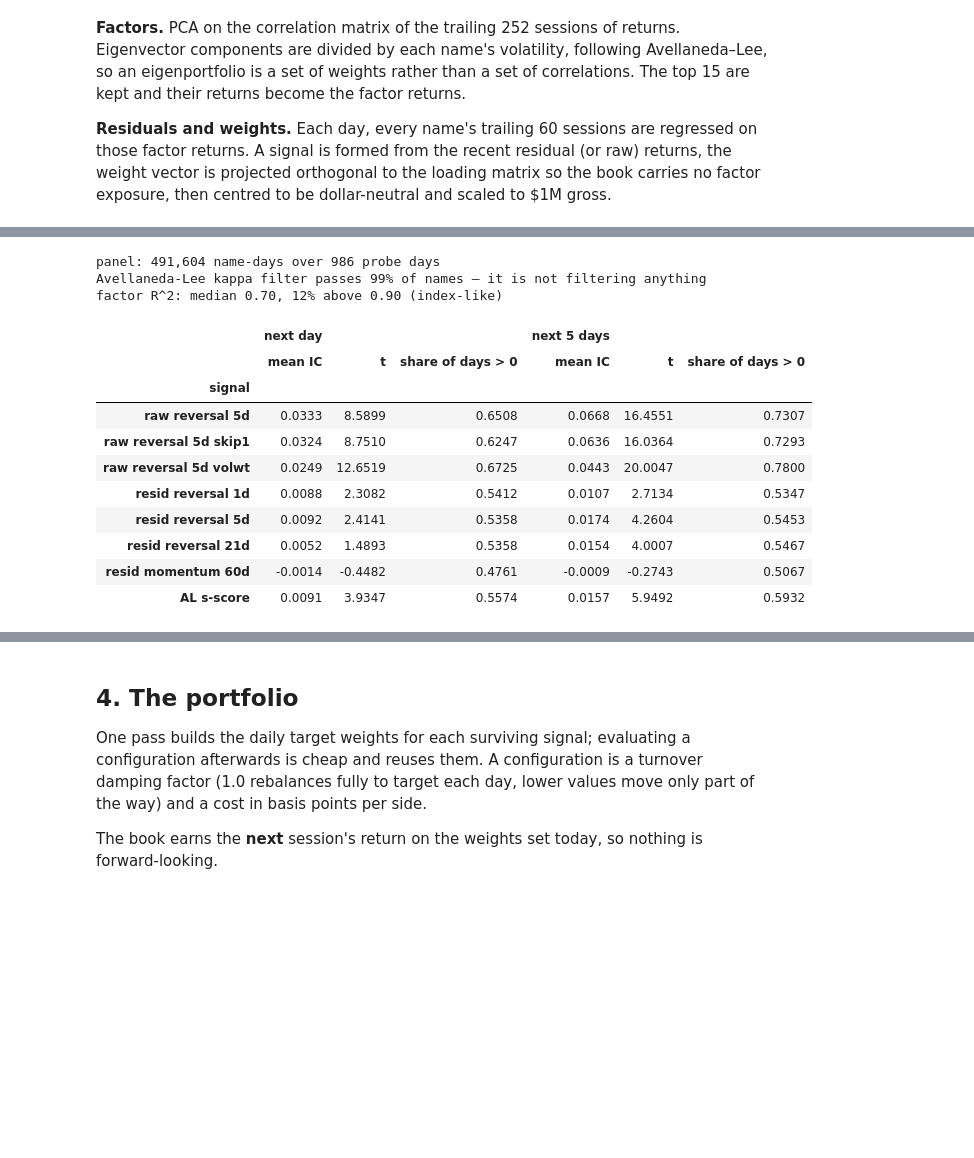
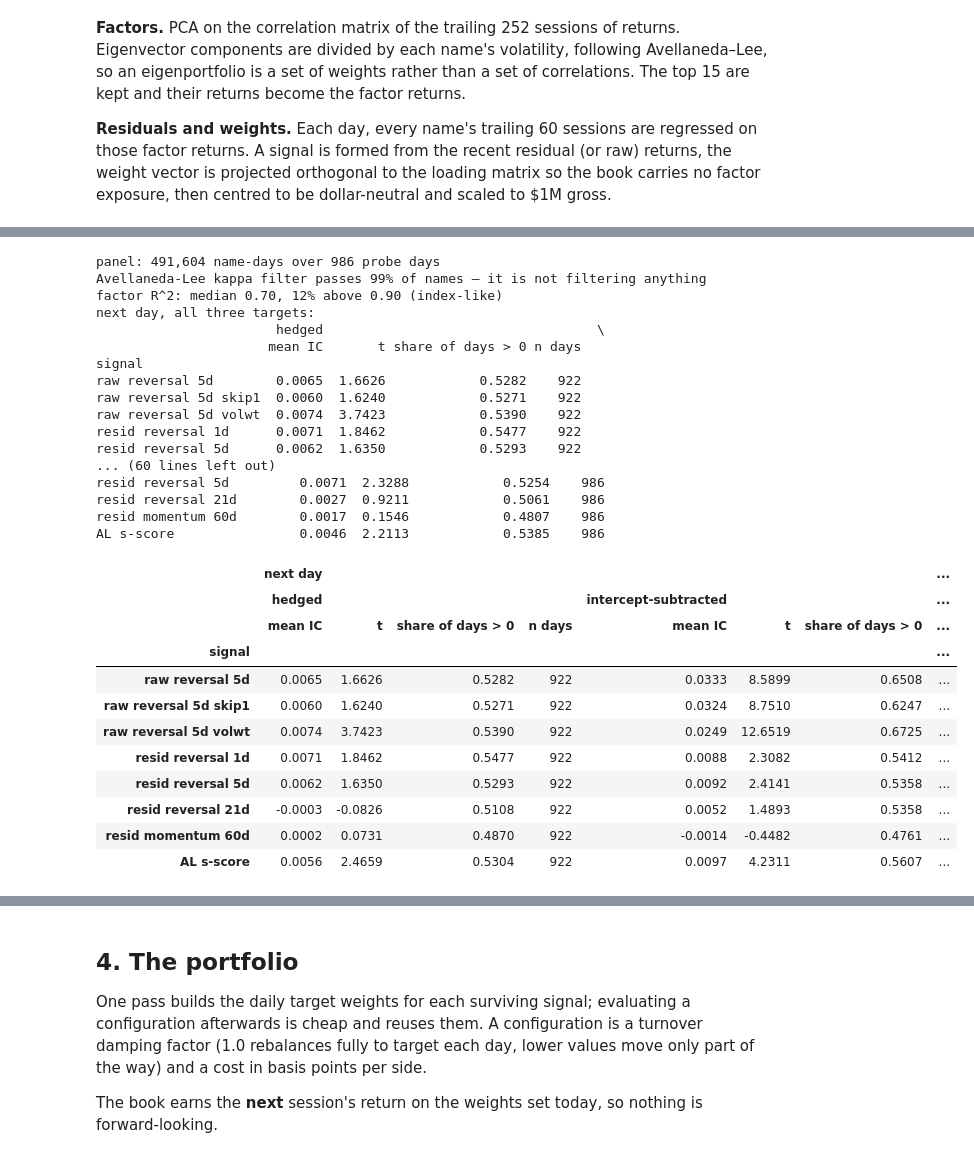
Before and after one commit to mengrenman/dynamic-hedge-pairs-trading, a Jupyter notebook: notebooks/pairs_trading_12_daily_cross_sectional.ipynb, the cells around one changed output, grey strips where cells are left out. Drawn from its saved outputs; the diff is of its cells as text; code cells hidden in the pictures; blank space fills up the shorter version.

```diff
--- a/notebooks/pairs_trading_12_daily_cross_sectional.ipynb
+++ b/notebooks/pairs_trading_12_daily_cross_sectional.ipynb
@@ -210,47 +220,88 @@ else:
         s_al, kappa = s_score_al(fd["resid"])
         sig["AL s-score"] = -s_al
         sig["AL kappa pass"] = (kappa > 252.0 / 30.0).astype(float)
         sig["factor R2"] = fd["r2"]
-        for h, name in ((1, "fwd1"), (5, "fwd5")):
+        for h in (1, 5):
             fwd = ret.iloc[i:i + h].reindex(columns=fd["cols"]).to_numpy()
-            sig[name] = (fwd - (fd["beta"][0] + (fwd @ fd["Qw"]) @ fd["beta"][1:])).sum(0)
+            fitted = (fwd @ fd["Qw"]) @ fd["beta"][1:]
+            # hedged target: factor exposure removed, no intercept — what this rebuild uses to score signals
+            sig[f"fwd{h}"] = (fwd - fitted).sum(0)
+            # intercept-subtracted target, the construction this notebook originally used
+            sig[f"fwd{h}_alpha"] = (fwd - (fd["beta"][0] + fitted)).sum(0)
+            # plain forward return, no factor hedge at all
+            sig[f"raw{h}"] = fwd.sum(0)
         recs.append(pd.DataFrame(sig, index=fd["cols"]).assign(date=d))
     ic_panel = pd.concat(recs); ic_panel.to_parquet(f_ic)
     print(f"IC panel built in {time.time() - t0:.0f}s")
 
 SIGNAL_COLS = ["raw reversal 5d", "raw reversal 5d skip1", "raw reversal 5d volwt",
                "resid reversal 1d", "resid reversal 5d", "resid reversal 21d",
                "resid momentum 60d", "AL s-score"]
 
 def ic_table(fwd):
+    # pairwise-complete: a day contributes if it has > 30 names with BOTH the signal and the
+    # forward return observed. np.corrcoef([...]) returns NaN if *any* element of either input
+    # is NaN, so masking first (rather than only counting non-NaN signals) is what makes a
+    # single missing name stop poisoning the whole day's correlation.
     out = []
     for c in SIGNAL_COLS:
-        per_day = ic_panel.groupby("date").apply(
-            lambda g: np.corrcoef(g[c], g[fwd])[0, 1] if g[c].notna().sum() > 30 else np.nan).dropna()
+        def day_ic(g, c=c):
+            mask = g[c].notna() & g[fwd].notna()
+            return np.corrcoef(g.loc[mask, c], g.loc[mask, fwd])[0, 1] if mask.sum() > 30 else np.nan
+        per_day = ic_panel.groupby("date").apply(day_ic).dropna()
         a = per_day.to_numpy()
         out.append({"signal": c, "mean IC": a.mean(),
-                    "t": a.mean() / a.std(ddof=1) * np.sqrt(len(a)), "share of days > 0": (a > 0).mean()})
+                    "t": a.mean() / a.std(ddof=1) * np.sqrt(len(a)),
+                    "share of days > 0": (a > 0).mean(), "n days": len(a)})
     return pd.DataFrame(out).set_index("signal")
 
 print(f"panel: {len(ic_panel):,} name-days over {ic_panel['date'].nunique()} probe days")
 print(f"Avellaneda-Lee kappa filter passes {ic_panel['AL kappa pass'].mean():.0%} of names "
       f"— it is not filtering anything")
 print(f"factor R^2: median {ic_panel['factor R2'].median():.2f}, "
       f"{np.mean(ic_panel['factor R2'] > 0.90):.0%} above 0.90 (index-like)")
+
 ic1, ic5 = ic_table("fwd1"), ic_table("fwd5")
-display(pd.concat({"next day": ic1, "next 5 days": ic5}, axis=1).round(4))
+ic1_alpha, ic5_alpha = ic_table("fwd1_alpha"), ic_table("fwd5_alpha")
+ic1_raw, ic5_raw = ic_table("raw1"), ic_table("raw5")
+tab_1d = pd.concat({"hedged": ic1, "intercept-subtracted": ic1_alpha, "raw return": ic1_raw}, axis=1)
+tab_5d = pd.concat({"hedged": ic5, "intercept-subtracted": ic5_alpha, "raw return": ic5_raw}, axis=1)
+# The side-by-side display below is 24 columns wide and pandas elides the middle of it, so the
+# "next 5 days" numbers this section's prose cites would otherwise never actually appear in the
+# notebook's own printed output. Print each horizon's full, untruncated table first.
+print("next day, all three targets:")
+print(tab_1d.round(4))
+print("\nnext 5 days, all three targets:")
+print(tab_5d.round(4))
+with pd.option_context("display.max_columns", None, "display.width", 200):
+    display(pd.concat({"next day": tab_1d, "next 5 days": tab_5d}, axis=1).round(4))
 # %% [output]
 panel: 491,604 name-days over 986 probe days
 Avellaneda-Lee kappa filter passes 99% of names — it is not filtering anything
 factor R^2: median 0.70, 12% above 0.90 (index-like)
+next day, all three targets:
+                       hedged                                   \
+                      mean IC       t share of days > 0 n days
+signal
+raw reversal 5d        0.0065  1.6626            0.5282    922
+raw reversal 5d skip1  0.0060  1.6240            0.5271    922
+raw reversal 5d volwt  0.0074  3.7423            0.5390    922
+resid reversal 1d      0.0071  1.8462            0.5477    922
+resid reversal 5d      0.0062  1.6350            0.5293    922
+... (60 lines left out)
+resid reversal 5d         0.0071  2.3288            0.5254    986
+resid reversal 21d        0.0027  0.9211            0.5061    986
+resid momentum 60d        0.0017  0.1546            0.4807    986
+AL s-score                0.0046  2.2113            0.5385    986
-|  | next day |  |  | next 5 days |  |  |
-|  | mean IC | t | share of days > 0 | mean IC | t | share of days > 0 |
-| signal |  |  |  |  |  |  |
-| raw reversal 5d | 0.0333 | 8.5899 | 0.6508 | 0.0668 | 16.4551 | 0.7307 |
-| raw reversal 5d skip1 | 0.0324 | 8.7510 | 0.6247 | 0.0636 | 16.0364 | 0.7293 |
-| raw reversal 5d volwt | 0.0249 | 12.6519 | 0.6725 | 0.0443 | 20.0047 | 0.7800 |
-| resid reversal 1d | 0.0088 | 2.3082 | 0.5412 | 0.0107 | 2.7134 | 0.5347 |
-| resid reversal 5d | 0.0092 | 2.4141 | 0.5358 | 0.0174 | 4.2604 | 0.5453 |
-| resid reversal 21d | 0.0052 | 1.4893 | 0.5358 | 0.0154 | 4.0007 | 0.5467 |
-| resid momentum 60d | -0.0014 | -0.4482 | 0.4761 | -0.0009 | -0.2743 | 0.5067 |
-| AL s-score | 0.0091 | 3.9347 | 0.5574 | 0.0157 | 5.9492 | 0.5932 |
+|  | next day |  |  |  |  |  |  | ... |
+|  | hedged |  |  |  | intercept-subtracted |  |  | ... |
+|  | mean IC | t | share of days > 0 | n days | mean IC | t | share of days > 0 | ... |
+| signal |  |  |  |  |  |  |  | ... |
+| raw reversal 5d | 0.0065 | 1.6626 | 0.5282 | 922 | 0.0333 | 8.5899 | 0.6508 | ... |
+| raw reversal 5d skip1 | 0.0060 | 1.6240 | 0.5271 | 922 | 0.0324 | 8.7510 | 0.6247 | ... |
+| raw reversal 5d volwt | 0.0074 | 3.7423 | 0.5390 | 922 | 0.0249 | 12.6519 | 0.6725 | ... |
+| resid reversal 1d | 0.0071 | 1.8462 | 0.5477 | 922 | 0.0088 | 2.3082 | 0.5412 | ... |
+| resid reversal 5d | 0.0062 | 1.6350 | 0.5293 | 922 | 0.0092 | 2.4141 | 0.5358 | ... |
+| resid reversal 21d | -0.0003 | -0.0826 | 0.5108 | 922 | 0.0052 | 1.4893 | 0.5358 | ... |
+| resid momentum 60d | 0.0002 | 0.0731 | 0.4870 | 922 | -0.0014 | -0.4482 | 0.4761 | ... |
+| AL s-score | 0.0056 | 2.4659 | 0.5304 | 922 | 0.0097 | 4.2311 | 0.5607 | ... |
```
Also changed, not shown: parts of 8 cells of this notebook, 16 other files.
